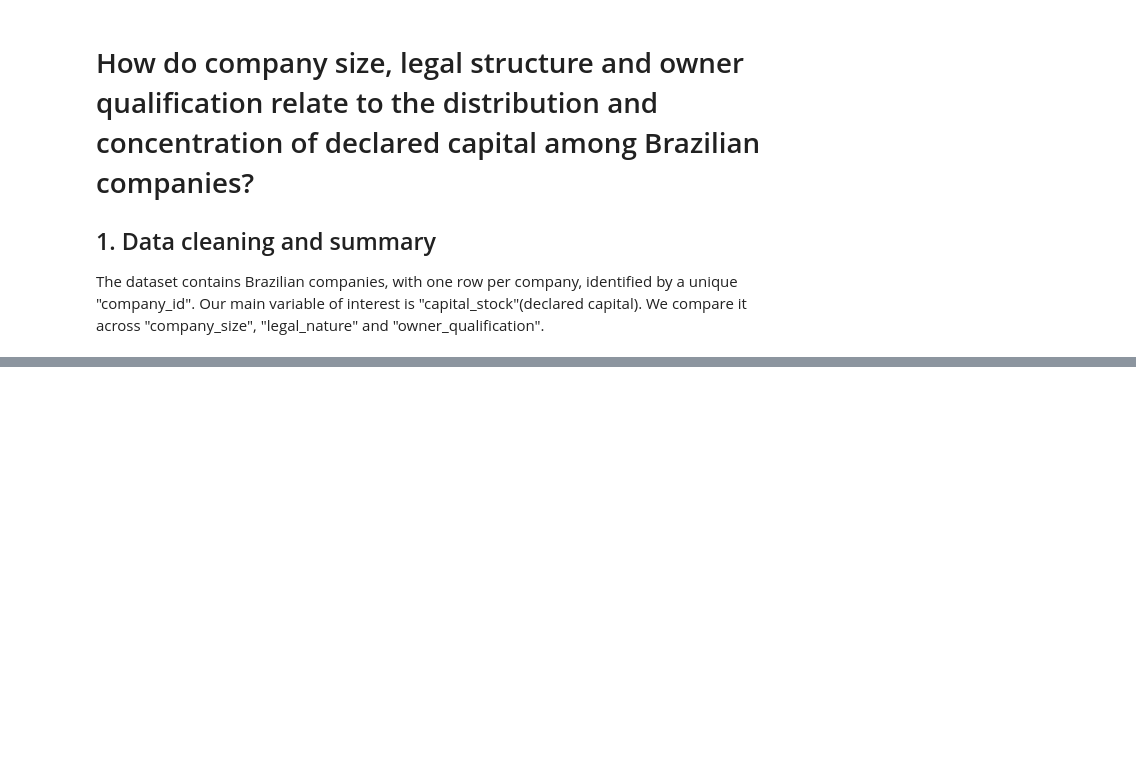
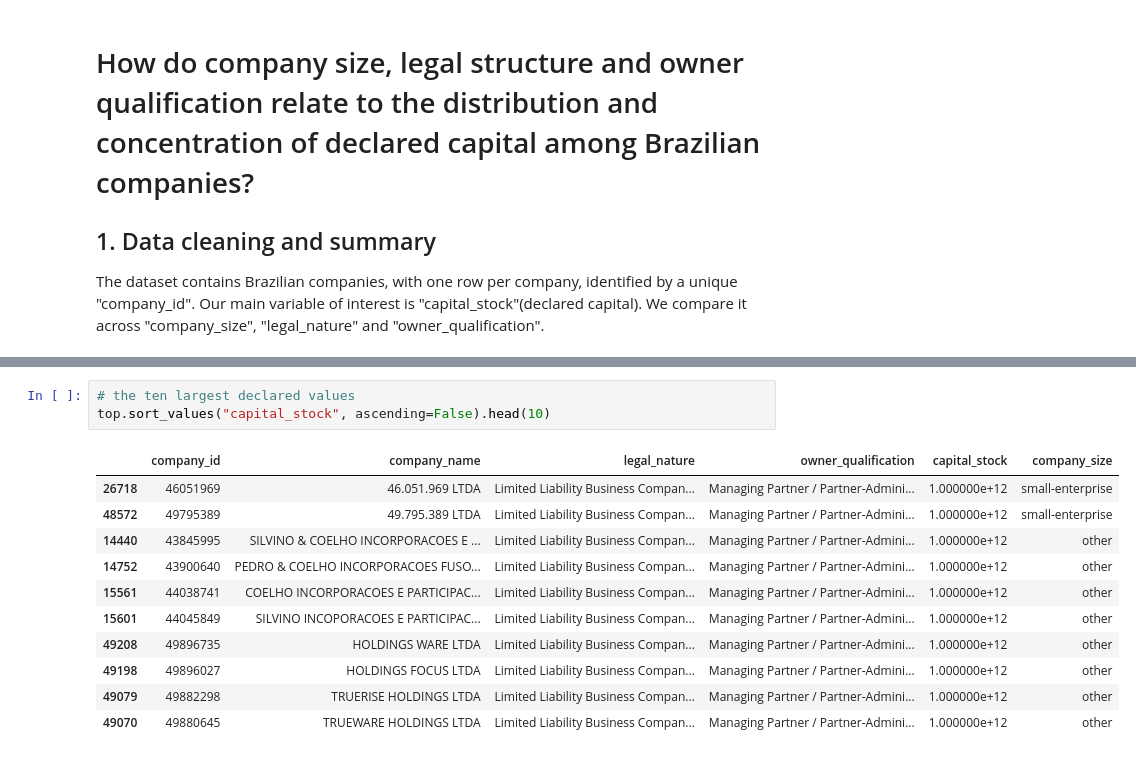
Before and after one commit to Xingchen722/DSA2101-project, a Jupyter notebook: src/dsa2101_project.ipynb, the cells around one changed output, grey strips where cells are left out. Saved outputs shown, nothing was run; the diff lists cells and outputs as text; blank space fills up the shorter version.

```diff
--- a/src/dsa2101_project.ipynb
+++ b/src/dsa2101_project.ipynb
@@ -237,0 +83,15 @@ plt.show()
+# %%
+# the ten largest declared values
+top.sort_values("capital_stock", ascending=False).head(10)
+# %% [output]
+|  | company_id | company_name | legal_nature | owner_qualification | capital_stock | company_size |
+| 26718 | 46051969 | 46.051.969 LTDA | Limited Liability Business Compan... | Managing Partner / Partner-Admini... | 1.000000e+12 | small-enterprise |
+| 48572 | 49795389 | 49.795.389 LTDA | Limited Liability Business Compan... | Managing Partner / Partner-Admini... | 1.000000e+12 | small-enterprise |
+| 14440 | 43845995 | SILVINO & COELHO INCORPORACOES E ... | Limited Liability Business Compan... | Managing Partner / Partner-Admini... | 1.000000e+12 | other |
+| 14752 | 43900640 | PEDRO & COELHO INCORPORACOES FUSO... | Limited Liability Business Compan... | Managing Partner / Partner-Admini... | 1.000000e+12 | other |
+| 15561 | 44038741 | COELHO INCORPORACOES E PARTICIPAC... | Limited Liability Business Compan... | Managing Partner / Partner-Admini... | 1.000000e+12 | other |
+| 15601 | 44045849 | SILVINO INCOPORACOES E PARTICIPAC... | Limited Liability Business Compan... | Managing Partner / Partner-Admini... | 1.000000e+12 | other |
+| 49208 | 49896735 | HOLDINGS WARE LTDA | Limited Liability Business Compan... | Managing Partner / Partner-Admini... | 1.000000e+12 | other |
+| 49198 | 49896027 | HOLDINGS FOCUS LTDA | Limited Liability Business Compan... | Managing Partner / Partner-Admini... | 1.000000e+12 | other |
+| 49079 | 49882298 | TRUERISE HOLDINGS LTDA | Limited Liability Business Compan... | Managing Partner / Partner-Admini... | 1.000000e+12 | other |
+| 49070 | 49880645 | TRUEWARE HOLDINGS LTDA | Limited Liability Business Compan... | Managing Partner / Partner-Admini... | 1.000000e+12 | other |
```
Also changed, not shown: parts of 40 cells of this notebook.
